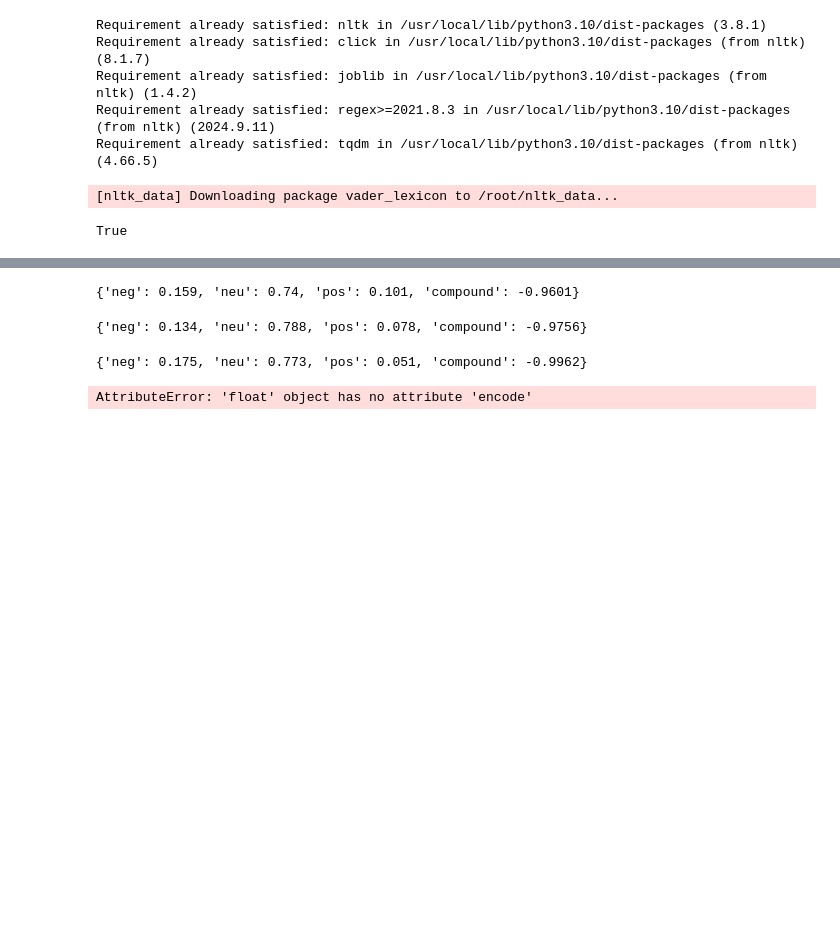
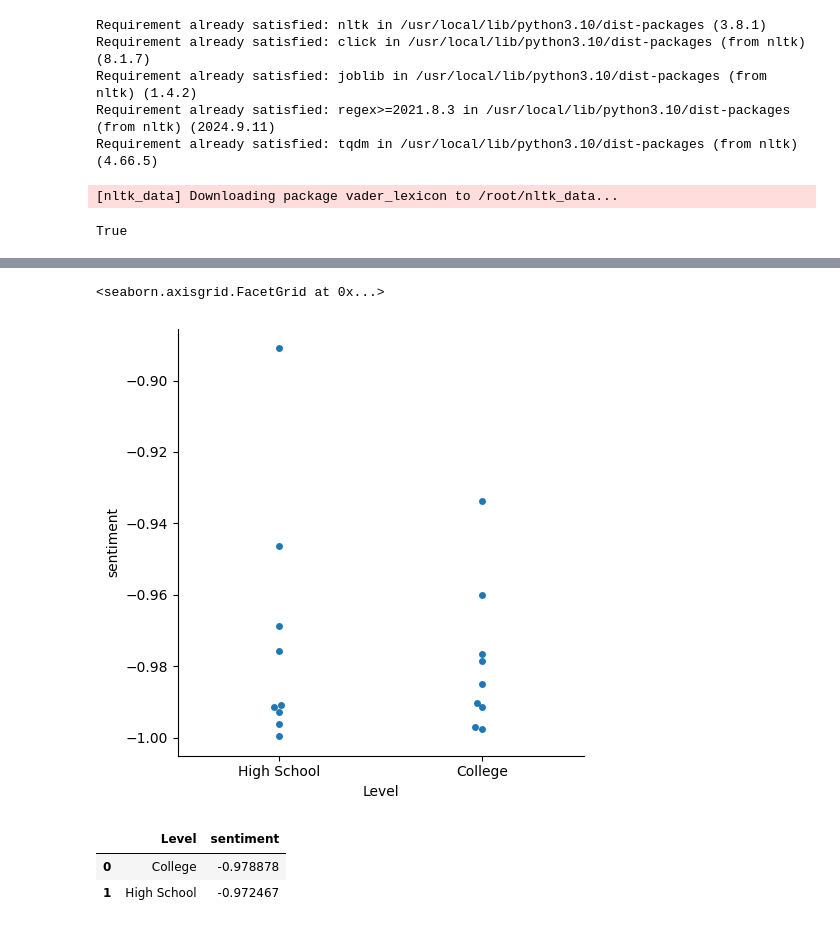
Before and after one commit to abkerper/DS-4002, a Jupyter notebook: Draft1.ipynb, the cells around one changed output, grey strips where cells are left out. Cells and saved outputs as stored; diff of their text form; code cells hidden in the pictures; blank space fills up the shorter version.

```diff
--- a/Draft1.ipynb
+++ b/Draft1.ipynb
@@ -18,7 +12,7 @@ import seaborn as sns
 from sklearn import linear_model
 from sklearn.model_selection import train_test_split
 # %%
-df = pd.read_csv('/content/DS4002_Project1/Textbooks1.csv')
+df = pd.read_csv('/content/DS4002_Project1/Textbooks2.csv')
 # %%
 df['ISBN'] = df['ISBN'].str.replace("-", "")
 # %% [markdown]
@@ -53,16 +41,2 @@ display(score)
-# %%
-display(score)
-# %% [output]
-{'neg': 0.159, 'neu': 0.74, 'pos': 0.101, 'compound': -0.9601}
-# %%
-display(score)
-# %% [output]
-{'neg': 0.134, 'neu': 0.788, 'pos': 0.078, 'compound': -0.9756}
-# %%
-display(score)
-# %% [output]
-{'neg': 0.175, 'neu': 0.773, 'pos': 0.051, 'compound': -0.9962}
 # %%
 df['sentiment'] = df['Text'].apply(lambda x: analyzer.polarity_scores(x)['compound'])
-# %% [output]
-AttributeError: 'float' object has no attribute 'encode'
@@ -70,0 +43,5 @@ scores = analyzer.polarity_scores(text)
+# %%
+sns.catplot(data=df, kind="swarm", x="Level", y="sentiment")
+# %% [output]
+<seaborn.axisgrid.FacetGrid at 0x...>
+[figure, added]
@@ -70,0 +52,6 @@ scores = analyzer.polarity_scores(text)
+# %%
+display(average_sentiment)
+# %% [output]
+|  | Level | sentiment |
+| 0 | College | -0.978878 |
+| 1 | High School | -0.972467 |
```
Also changed, not shown: parts of 7 cells of this notebook.
